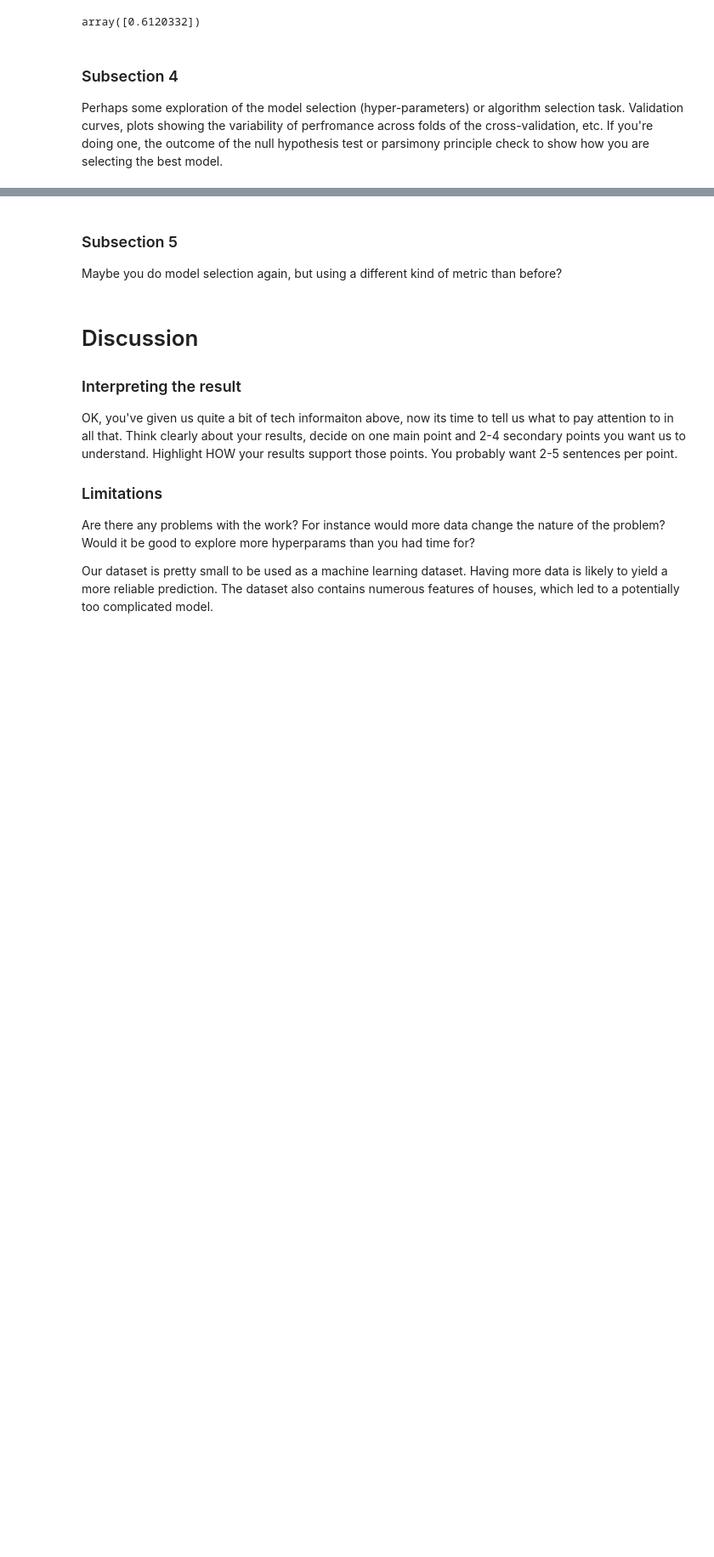
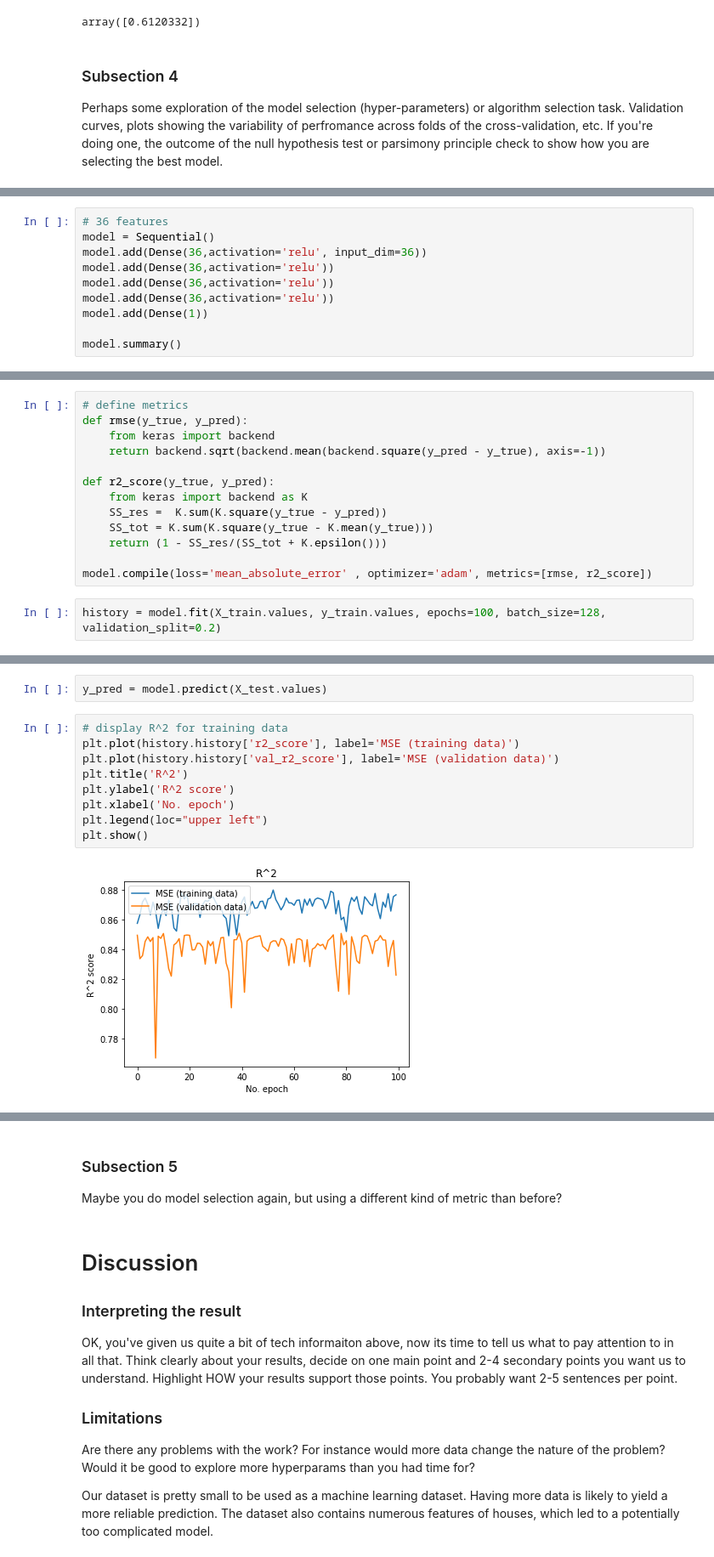
Before and after one commit to COGS118A/Group047-Sp22, a Jupyter notebook: FinalProject_group047.ipynb, the cells around one changed output, grey strips where cells are left out. Shown at 85% size. Saved outputs shown, nothing was run; the diff lists cells and outputs as text; blank space fills up the shorter version.

Commit message:
update deep learning model

```diff
--- a/FinalProject_group047.ipynb
+++ b/FinalProject_group047.ipynb
@@ -372,0 +381,10 @@ Perhaps some exploration of the model selection (hyper-parameters) or algorithm
+# %%
+# 36 features
+model = Sequential()
+model.add(Dense(36,activation='relu', input_dim=36))
+model.add(Dense(36,activation='relu'))
+model.add(Dense(36,activation='relu'))
+model.add(Dense(36,activation='relu'))
+model.add(Dense(1))
+
+model.summary()
@@ -372,0 +409,15 @@ Perhaps some exploration of the model selection (hyper-parameters) or algorithm
+# %%
+# define metrics
+def rmse(y_true, y_pred):
+    from keras import backend
+    return backend.sqrt(backend.mean(backend.square(y_pred - y_true), axis=-1))
+
+def r2_score(y_true, y_pred):
+    from keras import backend as K
+    SS_res =  K.sum(K.square(y_true - y_pred))
+    SS_tot = K.sum(K.square(y_true - K.mean(y_true)))
+    return (1 - SS_res/(SS_tot + K.epsilon()))
+
+model.compile(loss='mean_absolute_error' , optimizer='adam', metrics=[rmse, r2_score])
+# %%
+history = model.fit(X_train.values, y_train.values, epochs=100, batch_size=128, validation_split=0.2)
@@ -372,0 +442,13 @@ Perhaps some exploration of the model selection (hyper-parameters) or algorithm
+# %%
+y_pred = model.predict(X_test.values)
+# %%
+# display R^2 for training data
+plt.plot(history.history['r2_score'], label='MSE (training data)')
+plt.plot(history.history['val_r2_score'], label='MSE (validation data)')
+plt.title('R^2')
+plt.ylabel('R^2 score')
+plt.xlabel('No. epoch')
+plt.legend(loc="upper left")
+plt.show()
+# %% [output]
+[figure, added]
```
Also changed, not shown: parts of 7 cells of this notebook.
